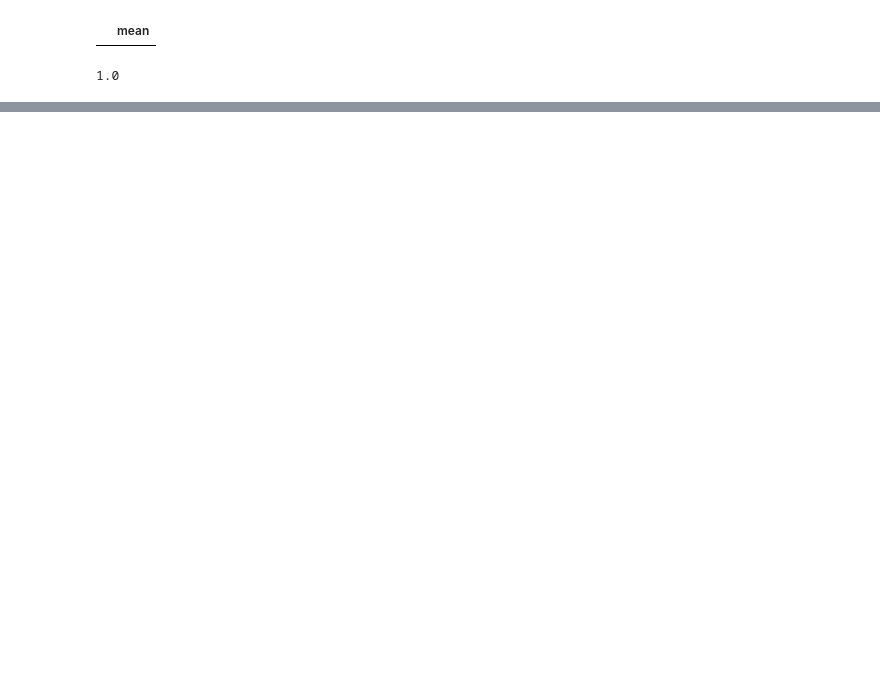
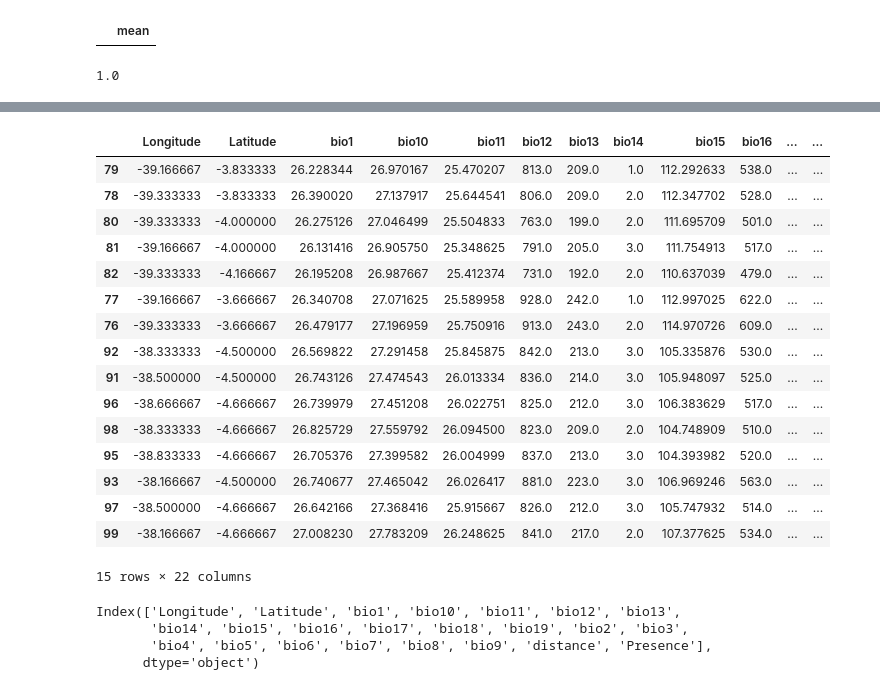
Before and after one commit to Jorgedavyd/PDG, a Jupyter notebook: preprocessing_runs.ipynb, the cells around one changed output, grey strips where cells are left out. Cells and saved outputs as stored; diff of their text form; code cells hidden in the pictures; blank space fills up the shorter version.

Commit message:
- [x] pseudo_absence\n - [in progress] training automation\n -[in progress] metrics curation

```diff
--- a/preprocessing_runs.ipynb
+++ b/preprocessing_runs.ipynb
@@ -204,0 +246,13 @@ pd.DataFrame(data)
+# %%
+#DEPENDENCIES
+url = URLs.url600s
+bounding_box = boxes.South_America
+down_boundary = 70
+up_boundary = 100
+# %%
+folder = from_url_tif(url)
+independent = tif_to_dataframe(folder, bounding_box)
+path = create_path()
+dependent = import_targets(path)
+presence, dependent = get_presence_dependent(independent, dependent)
+dataframe = absence_generator(presence, dependent, independent, down_boundary, up_boundary)
@@ -204,0 +283,24 @@ pd.DataFrame(data)
+# %%
+import copy
+
+filtered_dataframe = copy.deepcopy(complement_df)
+
+
+print('1.2. Bioclim variable analysis ...')
+##Variables analysis    (presence, independent)
+
+main_bio = ['bio1', 'bio3', 'bio5', 'bio6', 'bio7', 'bio12'] ##You can try changing these values, or use all variables
+
+analysis = presence.describe().loc[['mean', 'max'], ].loc[:, main_bio].T.reset_index()
+
+
+filtered_dataframe['distance'] = 0
+
+for variable, mean, max_value in tqdm(analysis.values, desc = 'Statistical analysis ...'):
+    filtered_dataframe['distance'] = filtered_dataframe.apply(lambda row: row['distance'] + float(np.linalg.norm(mean-row[variable]))/max_value, axis = 1)
+
+filtered_dataframe['distance'] = filtered_dataframe.apply(lambda row: row['distance']/6, axis = 1)
+
+filtered_dataframe = filtered_dataframe.sort_values('distance', ascending = False).head(len(presence))
+
+print('Done!')
@@ -204,0 +320,27 @@ pd.DataFrame(data)
+# %%
+filtered_dataframe
+# %% [output]
+|  | Longitude | Latitude | bio1 | bio10 | bio11 | bio12 | bio13 | bio14 | bio15 | bio16 | ... | ... |
+| 79 | -39.166667 | -3.833333 | 26.228344 | 26.970167 | 25.470207 | 813.0 | 209.0 | 1.0 | 112.292633 | 538.0 | ... | ... |
+| 78 | -39.333333 | -3.833333 | 26.390020 | 27.137917 | 25.644541 | 806.0 | 209.0 | 2.0 | 112.347702 | 528.0 | ... | ... |
+| 80 | -39.333333 | -4.000000 | 26.275126 | 27.046499 | 25.504833 | 763.0 | 199.0 | 2.0 | 111.695709 | 501.0 | ... | ... |
+| 81 | -39.166667 | -4.000000 | 26.131416 | 26.905750 | 25.348625 | 791.0 | 205.0 | 3.0 | 111.754913 | 517.0 | ... | ... |
+| 82 | -39.333333 | -4.166667 | 26.195208 | 26.987667 | 25.412374 | 731.0 | 192.0 | 2.0 | 110.637039 | 479.0 | ... | ... |
+| 77 | -39.166667 | -3.666667 | 26.340708 | 27.071625 | 25.589958 | 928.0 | 242.0 | 1.0 | 112.997025 | 622.0 | ... | ... |
+| 76 | -39.333333 | -3.666667 | 26.479177 | 27.196959 | 25.750916 | 913.0 | 243.0 | 2.0 | 114.970726 | 609.0 | ... | ... |
+| 92 | -38.333333 | -4.500000 | 26.569822 | 27.291458 | 25.845875 | 842.0 | 213.0 | 3.0 | 105.335876 | 530.0 | ... | ... |
+| 91 | -38.500000 | -4.500000 | 26.743126 | 27.474543 | 26.013334 | 836.0 | 214.0 | 3.0 | 105.948097 | 525.0 | ... | ... |
+| 96 | -38.666667 | -4.666667 | 26.739979 | 27.451208 | 26.022751 | 825.0 | 212.0 | 3.0 | 106.383629 | 517.0 | ... | ... |
+| 98 | -38.333333 | -4.666667 | 26.825729 | 27.559792 | 26.094500 | 823.0 | 209.0 | 2.0 | 104.748909 | 510.0 | ... | ... |
+| 95 | -38.833333 | -4.666667 | 26.705376 | 27.399582 | 26.004999 | 837.0 | 213.0 | 3.0 | 104.393982 | 520.0 | ... | ... |
+| 93 | -38.166667 | -4.500000 | 26.740677 | 27.465042 | 26.026417 | 881.0 | 223.0 | 3.0 | 106.969246 | 563.0 | ... | ... |
+| 97 | -38.500000 | -4.666667 | 26.642166 | 27.368416 | 25.915667 | 826.0 | 212.0 | 3.0 | 105.747932 | 514.0 | ... | ... |
+| 99 | -38.166667 | -4.666667 | 27.008230 | 27.783209 | 26.248625 | 841.0 | 217.0 | 2.0 | 107.377625 | 534.0 | ... | ... |
+15 rows × 22 columns
+# %%
+dependent.columns
+# %% [output]
+Index(['Longitude', 'Latitude', 'bio1', 'bio10', 'bio11', 'bio12', 'bio13',
+       'bio14', 'bio15', 'bio16', 'bio17', 'bio18', 'bio19', 'bio2', 'bio3',
+       'bio4', 'bio5', 'bio6', 'bio7', 'bio8', 'bio9', 'distance', 'Presence'],
+      dtype='object')
```
Also changed, not shown: parts of 18 cells of this notebook, 4 other files.
